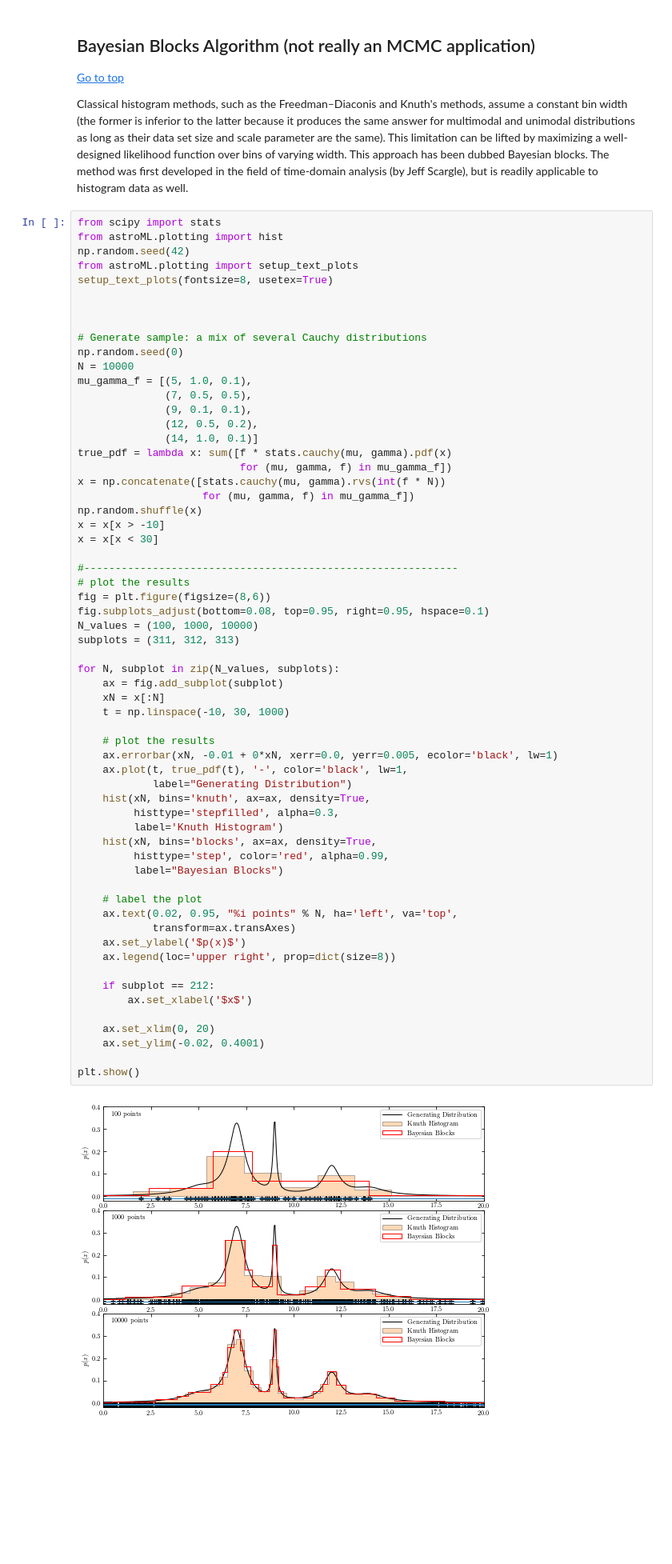
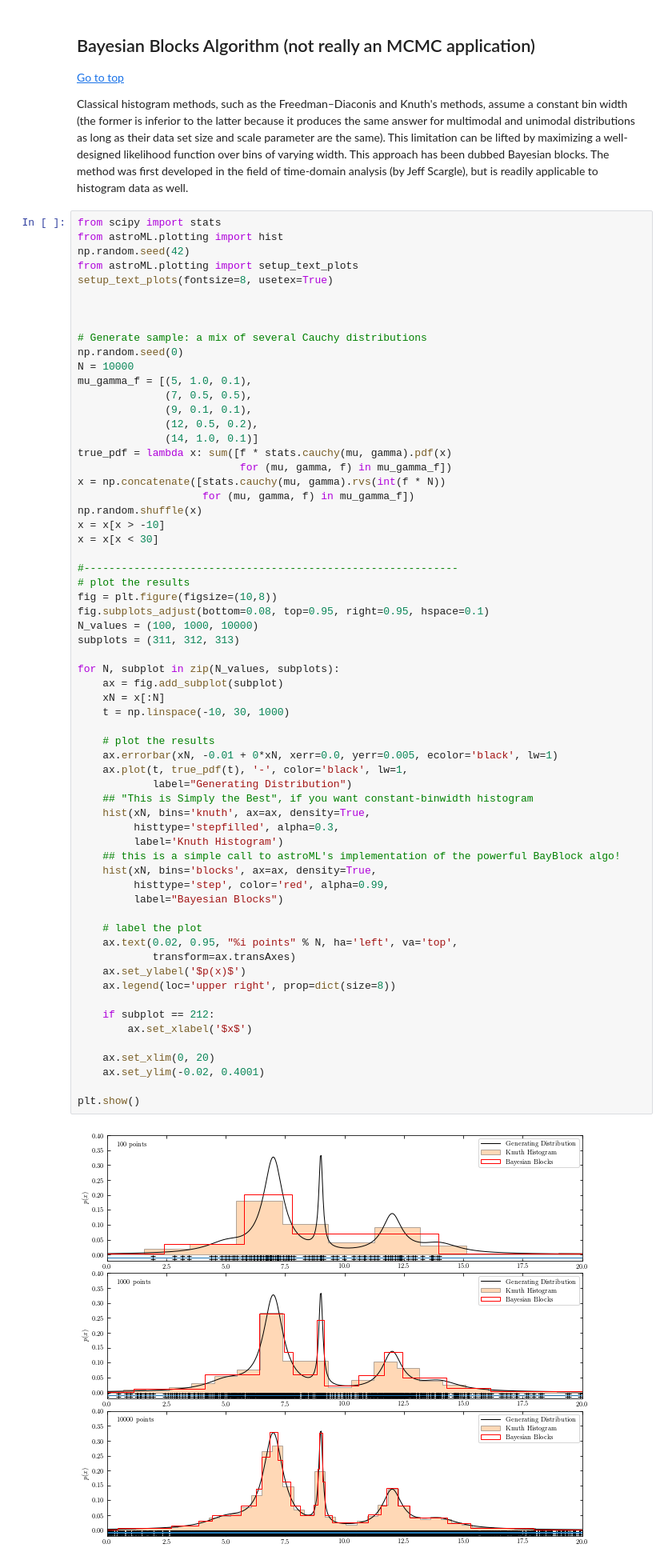
Before and after one commit to ivezic/RBI2023, a Jupyter notebook: notebooks/Lecture6.ipynb, the cells around one changed output. Shown at 80% size. Drawn from its saved outputs; the diff is of its cells as text; blank space fills up the shorter version.

```diff
--- a/notebooks/Lecture6.ipynb
+++ b/notebooks/Lecture6.ipynb
@@ -430,7 +541,7 @@ x = x[x < 30]
 
 #------------------------------------------------------------
 # plot the results
-fig = plt.figure(figsize=(8,6))
+fig = plt.figure(figsize=(10,8))
 fig.subplots_adjust(bottom=0.08, top=0.95, right=0.95, hspace=0.1)
 N_values = (100, 1000, 10000)
 subplots = (311, 312, 313)
@@ -438,34 +549,36 @@ subplots = (311, 312, 313)
 for N, subplot in zip(N_values, subplots):
     ax = fig.add_subplot(subplot)
     xN = x[:N]
     t = np.linspace(-10, 30, 1000)
 
     # plot the results
     ax.errorbar(xN, -0.01 + 0*xN, xerr=0.0, yerr=0.005, ecolor='black', lw=1)
     ax.plot(t, true_pdf(t), '-', color='black', lw=1,
             label="Generating Distribution")
+    ## "This is Simply the Best", if you want constant-binwidth histogram
     hist(xN, bins='knuth', ax=ax, density=True,
          histtype='stepfilled', alpha=0.3,
          label='Knuth Histogram')
+    ## this is a simple call to astroML's implementation of the powerful BayBlock algo!
     hist(xN, bins='blocks', ax=ax, density=True,
          histtype='step', color='red', alpha=0.99,
          label="Bayesian Blocks")
 
     # label the plot
     ax.text(0.02, 0.95, "%i points" % N, ha='left', va='top',
             transform=ax.transAxes)
     ax.set_ylabel('$p(x)$')
     ax.legend(loc='upper right', prop=dict(size=8))
 
     if subplot == 212:
         ax.set_xlabel('$x$')
 
     ax.set_xlim(0, 20)
     ax.set_ylim(-0.02, 0.4001)
 
 plt.show()
 # %% [output]
-[figure, old version]
+[figure, new version]
 # %% [markdown]
 Note that for largest sample (N=10,000), both methods give similar results (e.g. three components are found in the data). However, for the middle dataset (N=1,000), the fixed bin width method misses the middle peak - this could be your missed Nobel prize!
 # %% [markdown]
```
Also changed, not shown: parts of 24 cells of this notebook.
